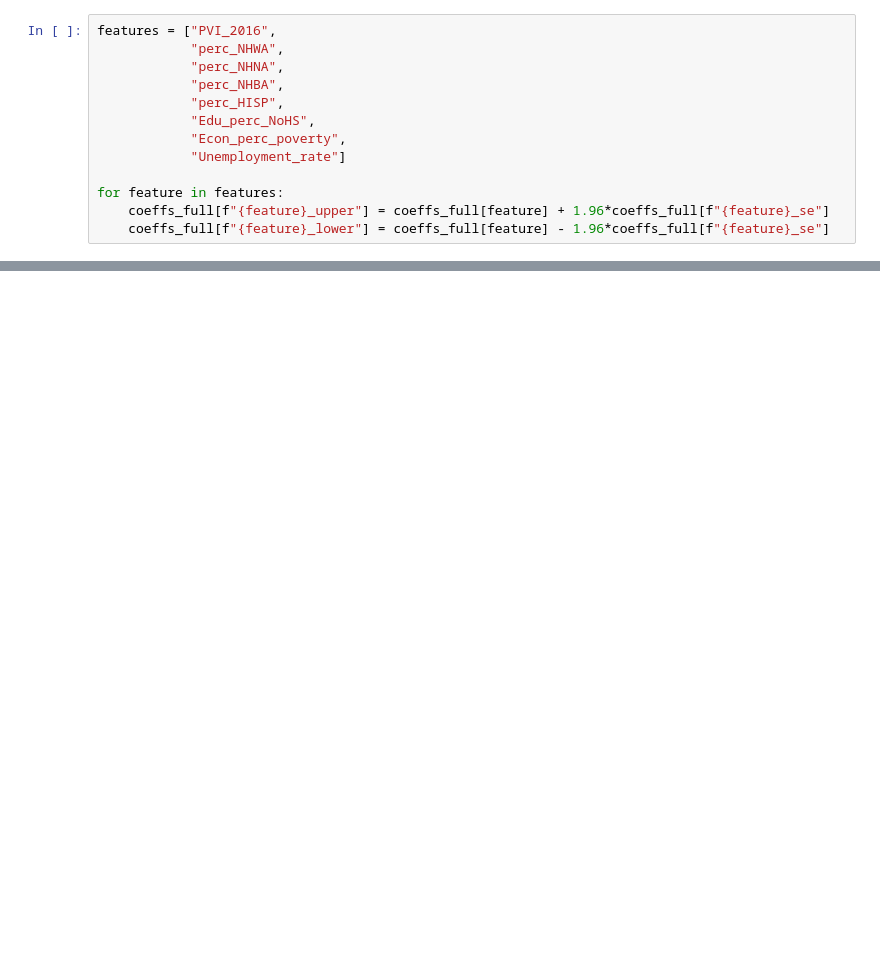
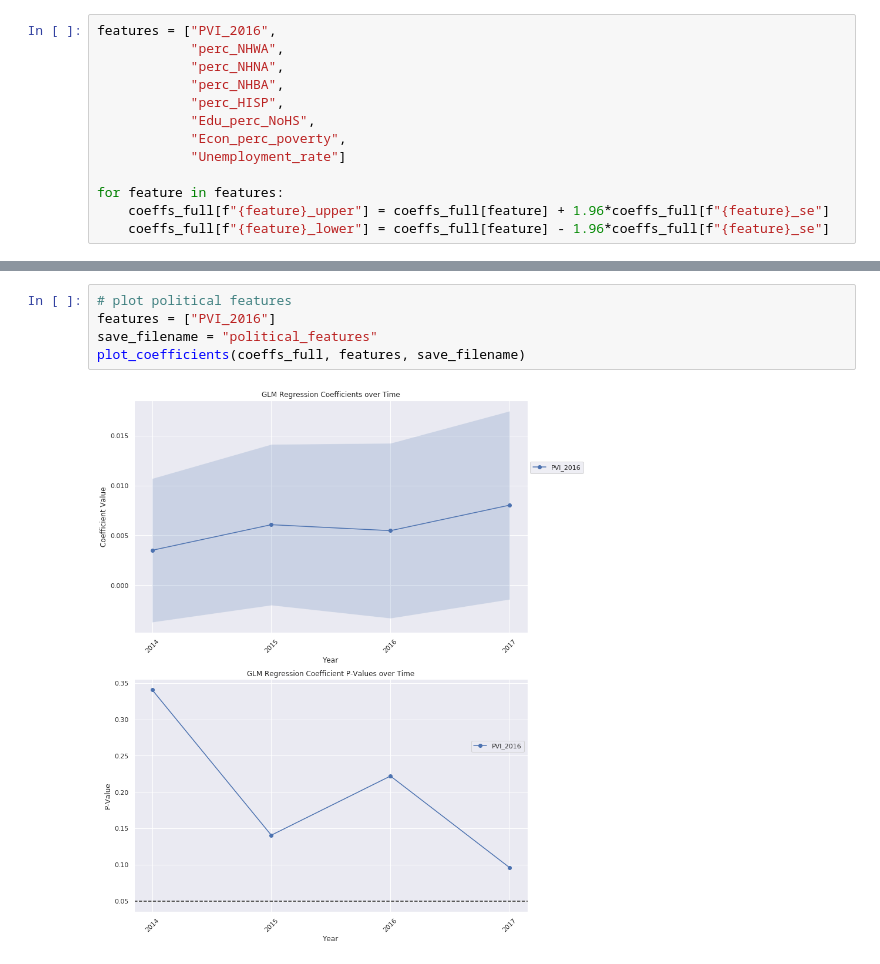
Before and after one commit to ryanbae89/gun-violence-uscounties, a Jupyter notebook: 3_results_visualization.ipynb, the cells around one changed output, grey strips where cells are left out. Cells and saved outputs as stored; diff of their text form; blank space fills up the shorter version.

```diff
--- a/3_results_visualization.ipynb
+++ b/3_results_visualization.ipynb
@@ -180,0 +192,7 @@ plt.legend(bbox_to_anchor=(1, 0.75))
+# %%
+# plot political features
+features = ["PVI_2016"]
+save_filename = "political_features"
+plot_coefficients(coeffs_full, features, save_filename)
+# %% [output]
+[figure, added]
```
Also changed, not shown: parts of 12 cells of this notebook, 4 other files.
